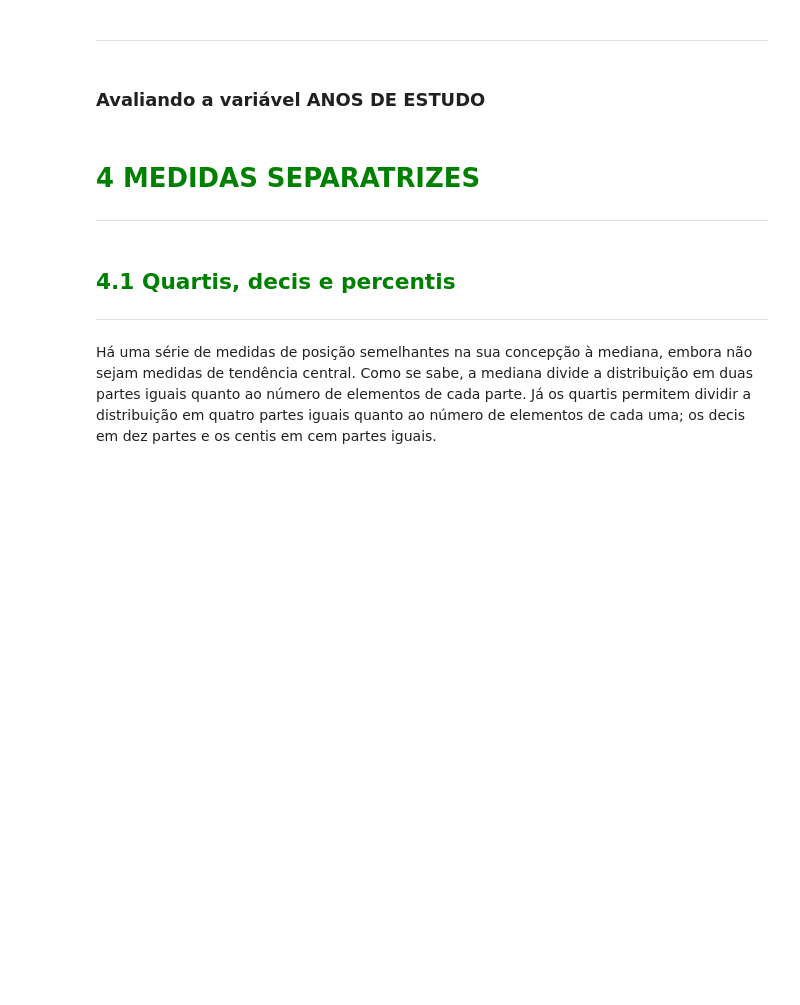
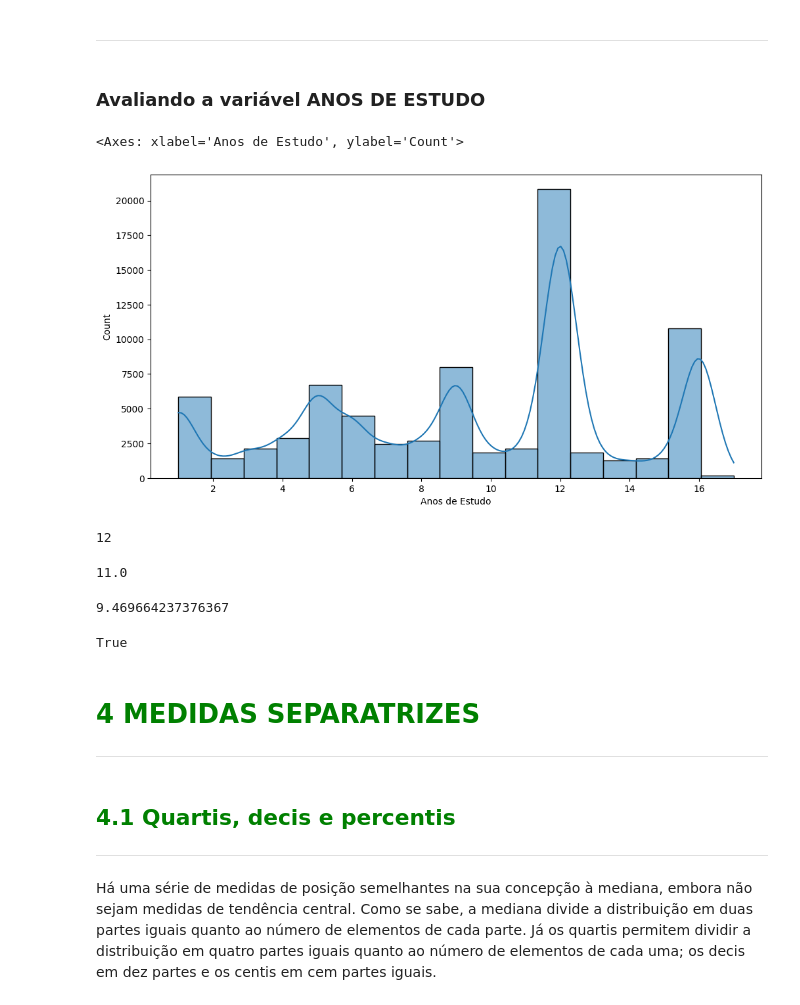
Before and after one commit to LuTDC/estatistica_python_alura, a Jupyter notebook: Projeto_1/Curso_de_Estatística_Parte_1.ipynb, the cells around one changed output. Saved outputs shown, nothing was run; the diff lists cells and outputs as text; code cells hidden in the pictures; blank space fills up the shorter version.

```diff
--- a/Projeto_1/Curso_de_Estatística_Parte_1.ipynb
+++ b/Projeto_1/Curso_de_Estatística_Parte_1.ipynb
@@ -682,6 +935,32 @@ Pode-se definir a moda como sendo o valor mais frequente de um conjunto de dados
 ***
 # %% [markdown]
 ### Avaliando a variável ANOS DE ESTUDO
+# %%
+ax = sns.histplot(df_pnad['Anos de Estudo'], bins=17, kde=True)
+ax.figure.set_size_inches(12, 6)
+ax
+# %% [output]
+<Axes: xlabel='Anos de Estudo', ylabel='Count'>
+[figure, added]
+# %%
+moda = df_pnad['Anos de Estudo'].mode()[0]
+moda
+# %% [output]
+12
+# %%
+mediana = df_pnad['Anos de Estudo'].median()
+mediana
+# %% [output]
+11.0
+# %%
+media = df_pnad['Anos de Estudo'].mean()
+media
+# %% [output]
+9.469664237376367
+# %%
+moda > mediana > media
+# %% [output]
+True
 # %% [markdown]
 # <font color=green>4 MEDIDAS SEPARATRIZES</font>
 ***
```
Also changed, not shown: parts of 37 cells of this notebook.
